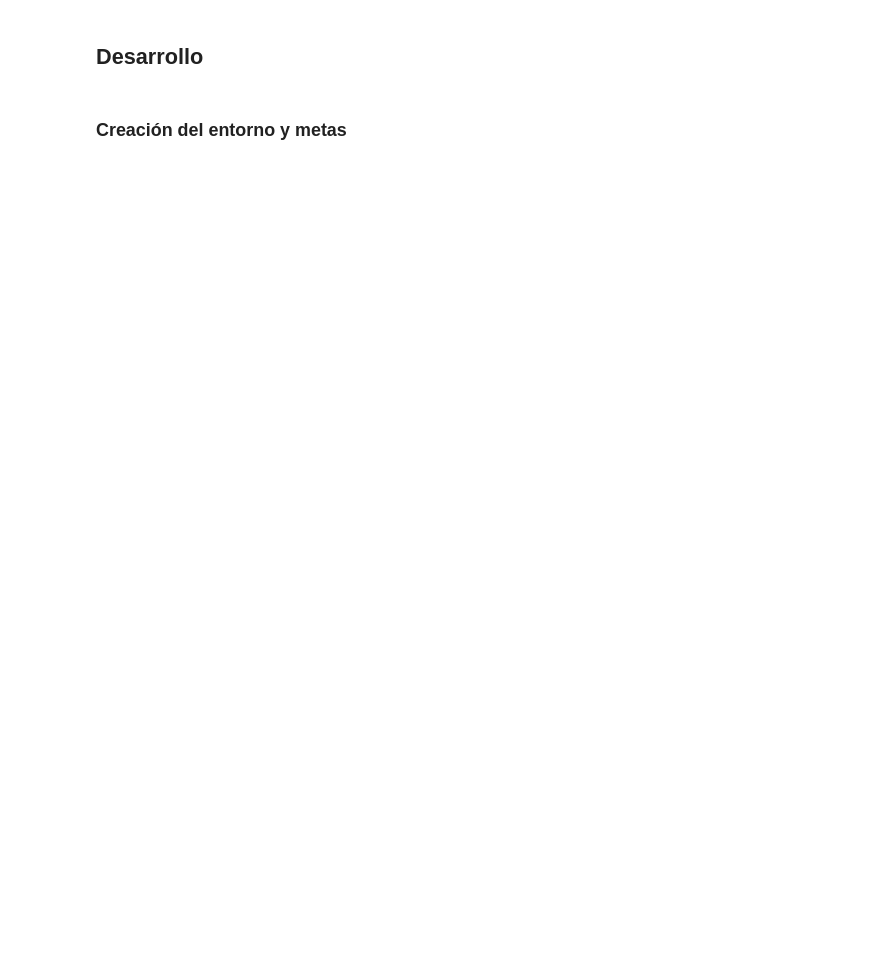
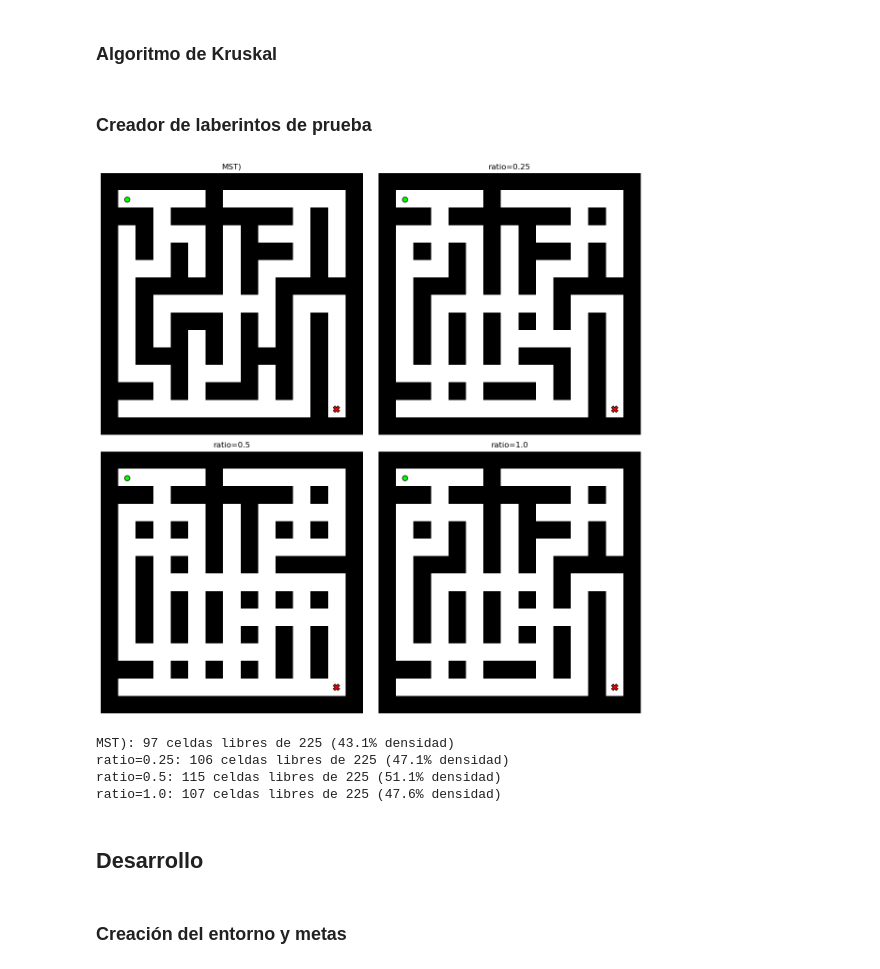
Before and after one commit to perlapaola22/baileProyecto, a Jupyter notebook: Laberinto_Busqueda1.ipynb, the cells around one changed output. Saved outputs shown, nothing was run; the diff lists cells and outputs as text; code cells hidden in the pictures; blank space fills up the shorter version.

```diff
--- a/Laberinto_Busqueda1.ipynb
+++ b/Laberinto_Busqueda1.ipynb
@@ -47,0 +54,2 @@ Dado el problema se realizará su planteamiento y solución en Python con ayuda
+# %% [markdown]
+### Algoritmo de Kruskal
@@ -47,0 +119,2 @@ Dado el problema se realizará su planteamiento y solución en Python con ayuda
+# %% [markdown]
+### Creador de laberintos de prueba
@@ -48,3 +287,53 @@ Dado el problema se realizará su planteamiento y solución en Python con ayuda
+# %%
+def maze_comparison(m: int, n: int, random_seed: int = 42):
+    """
+    Crea variantes del mismo laberinto con diferentes números de caminos.
+    """
+    variants = {
+        "MST)": maze_builder(m, n, random_seed, extra_paths_ratio=0.0),
+        "ratio=0.25": maze_builder(m, n, random_seed, extra_paths_ratio=0.25),
+        "ratio=0.5": maze_builder(m, n, random_seed, extra_paths_ratio=0.5),
+        "ratio=1.0": maze_builder(m, n, random_seed, extra_paths_ratio=0.3)
+    }
+    return variants
+
+import matplotlib.pyplot as plt
+
+# Crear variantes del laberinto
+variants = maze_comparison(15, 15, random_seed=42)
+
+# Mostrar las variantes en subplots
+fig, axes = plt.subplots(2, 2, figsize=(12, 12))
+axes = axes.flatten()
+
+for idx, (name, (maze_var, start_var, end_var)) in enumerate(variants.items()):
+    ax = axes[idx]
+    ax.imshow(np.array(maze_var), cmap="binary")
+
+    # Dibujar puntos de inicio y final
+    ax.plot(start_var[1], start_var[0], marker='o', color='lime', markersize=8,
+           markeredgecolor='black', markeredgewidth=1)
+    ax.plot(end_var[1], end_var[0], marker='X', color='red', markersize=10,
+           markeredgecolor='black', markeredgewidth=1)
+
+    ax.set_title(f"{name}")
+    ax.axis("off")
+
+plt.tight_layout()
+plt.show()
+
+# Información sobre la complejidad
+for name, (maze_var, start_var, end_var) in variants.items():
+    free_cells = np.sum(maze_var == 0)
+    total_cells = maze_var.size
+    density = free_cells / total_cells
+    print(f"{name}: {free_cells} celdas libres de {total_cells} ({density:.1%} densidad)")
+# %% [output]
+[figure, added]
+MST): 97 celdas libres de 225 (43.1% densidad)
+ratio=0.25: 106 celdas libres de 225 (47.1% densidad)
+ratio=0.5: 115 celdas libres de 225 (51.1% densidad)
+ratio=1.0: 107 celdas libres de 225 (47.6% densidad)
 # %% [markdown]
 ## Desarrollo
 # %% [markdown]
```
Also changed, not shown: parts of 16 cells of this notebook.
